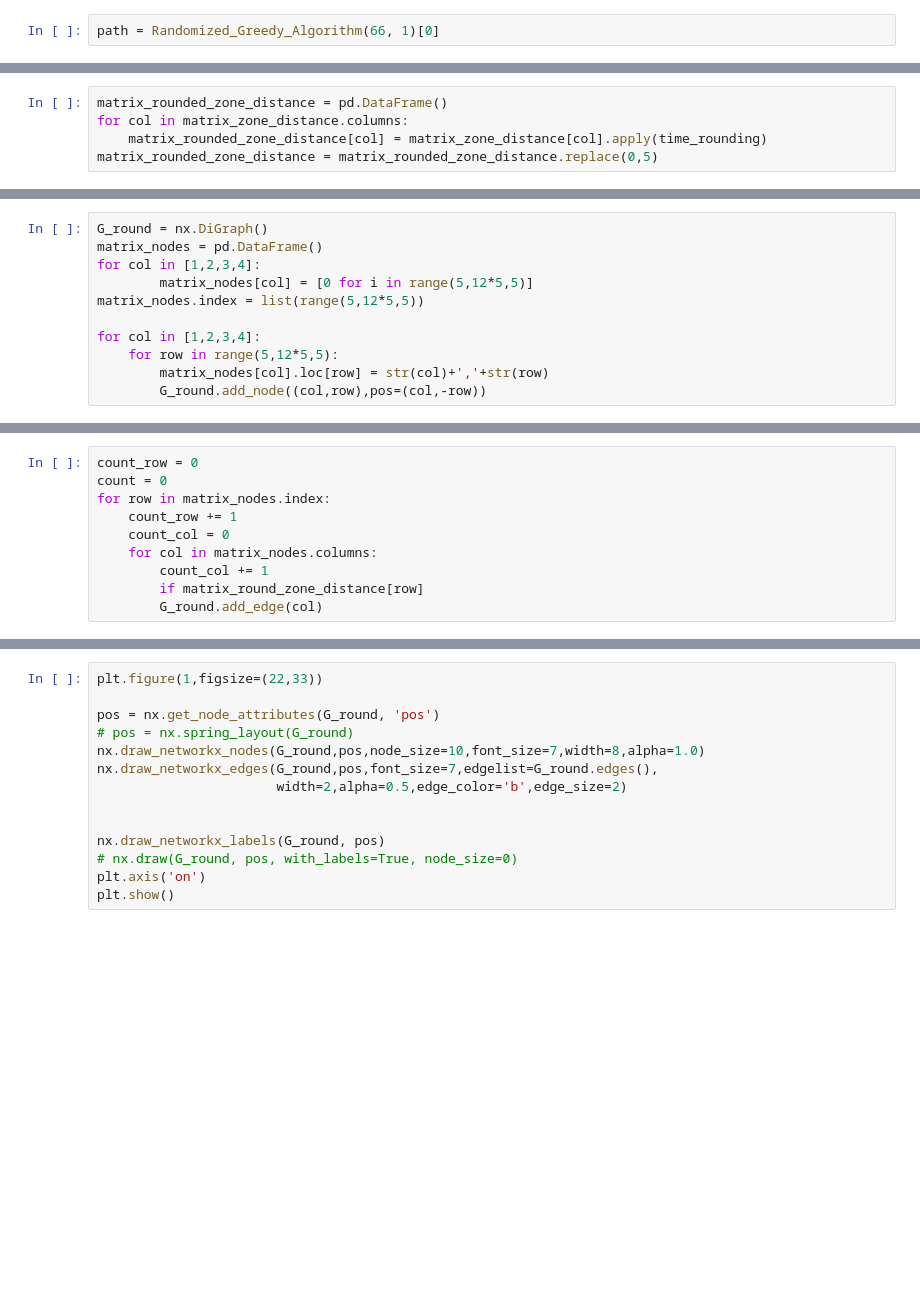
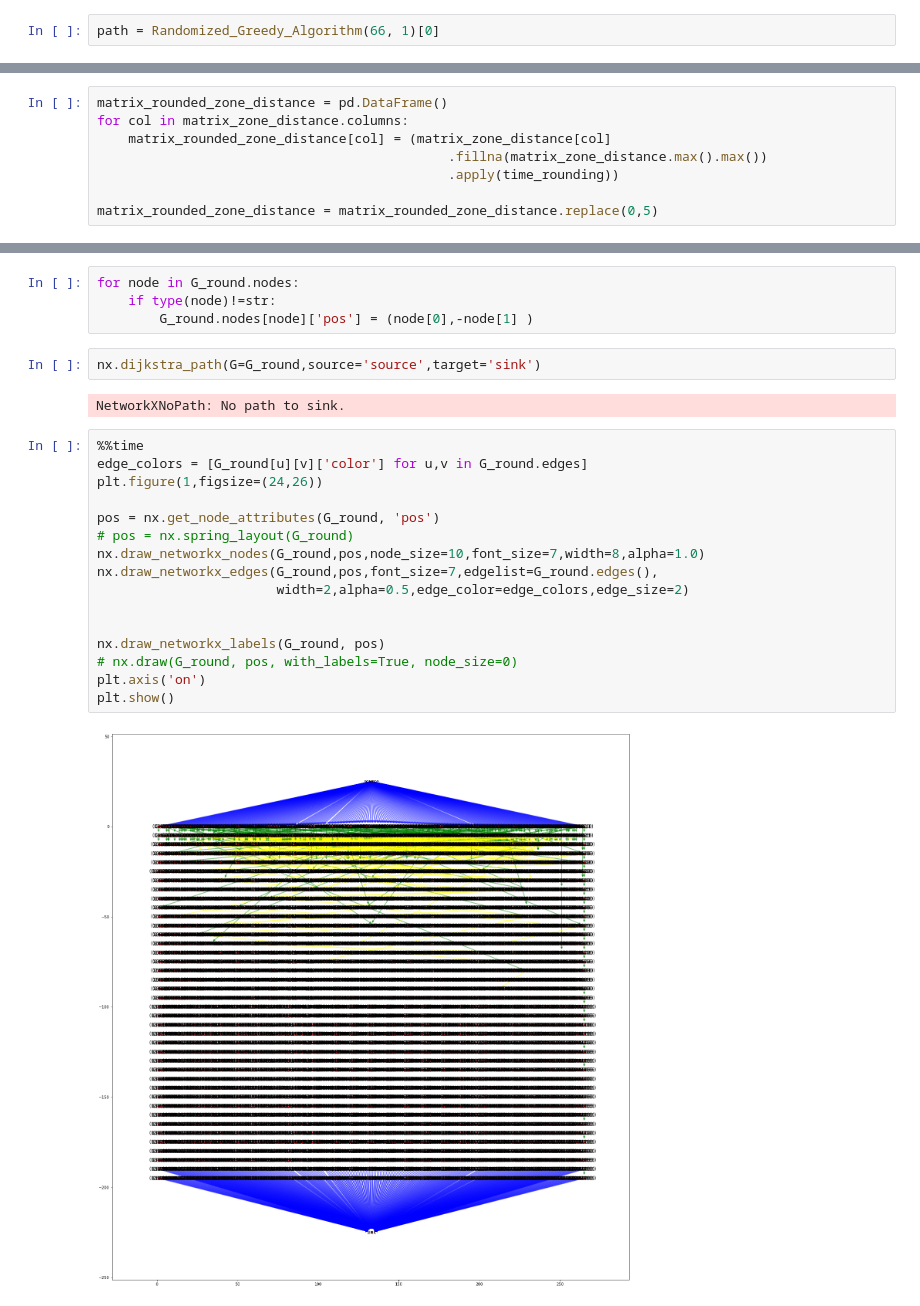
Before and after one commit to ChengdaoYang/NYC_Yellow_Cab_Project, a Jupyter notebook: taxi_analyze.ipynb, the cells around one changed output, grey strips where cells are left out. Saved outputs shown, nothing was run; the diff lists cells and outputs as text; blank space fills up the shorter version.

Commit message:
graph theory graph matplotlib

```diff
--- a/taxi_analyze.ipynb
+++ b/taxi_analyze.ipynb
@@ -504,5 +591,8 @@ graph_path(path)
 # %%
 matrix_rounded_zone_distance = pd.DataFrame()
 for col in matrix_zone_distance.columns:
-    matrix_rounded_zone_distance[col] = matrix_zone_distance[col].apply(time_rounding)
+    matrix_rounded_zone_distance[col] = (matrix_zone_distance[col]
+                                             .fillna(matrix_zone_distance.max().max())
+                                             .apply(time_rounding))
+
 matrix_rounded_zone_distance = matrix_rounded_zone_distance.replace(0,5)
@@ -522,11 +598,0 @@ matrix_nodes
-# %%
-G_round = nx.DiGraph()
-matrix_nodes = pd.DataFrame()
-for col in [1,2,3,4]:
-        matrix_nodes[col] = [0 for i in range(5,12*5,5)]
-matrix_nodes.index = list(range(5,12*5,5))
-
-for col in [1,2,3,4]:
-    for row in range(5,12*5,5):
-        matrix_nodes[col].loc[row] = str(col)+','+str(row)
-        G_round.add_node((col,row),pos=(col,-row))
@@ -543,10 +598,0 @@ matrix_roun
-# %%
-count_row = 0
-count = 0
-for row in matrix_nodes.index:
-    count_row += 1
-    count_col = 0
-    for col in matrix_nodes.columns:
-        count_col += 1
-        if matrix_round_zone_distance[row]
-        G_round.add_edge(col)
@@ -553,14 +710,26 @@ for row in matrix_nodes.index:
+# %%
+for node in G_round.nodes:
+    if type(node)!=str:
+        G_round.nodes[node]['pos'] = (node[0],-node[1] )
+# %%
+nx.dijkstra_path(G=G_round,source='source',target='sink')
+# %% [output]
+NetworkXNoPath: No path to sink.
 # %%
-plt.figure(1,figsize=(22,33))
+%%time
+edge_colors = [G_round[u][v]['color'] for u,v in G_round.edges]
+plt.figure(1,figsize=(24,26))
 
 pos = nx.get_node_attributes(G_round, 'pos')
 # pos = nx.spring_layout(G_round)
 nx.draw_networkx_nodes(G_round,pos,node_size=10,font_size=7,width=8,alpha=1.0)
 nx.draw_networkx_edges(G_round,pos,font_size=7,edgelist=G_round.edges(),
-                       width=2,alpha=0.5,edge_color='b',edge_size=2)
+                       width=2,alpha=0.5,edge_color=edge_colors,edge_size=2)
 
 
 nx.draw_networkx_labels(G_round, pos)
 # nx.draw(G_round, pos, with_labels=True, node_size=0)
 plt.axis('on')
 plt.show()
+# %% [output]
+[figure, added]
```
Also changed, not shown: parts of 38 cells of this notebook, 2 other files.
